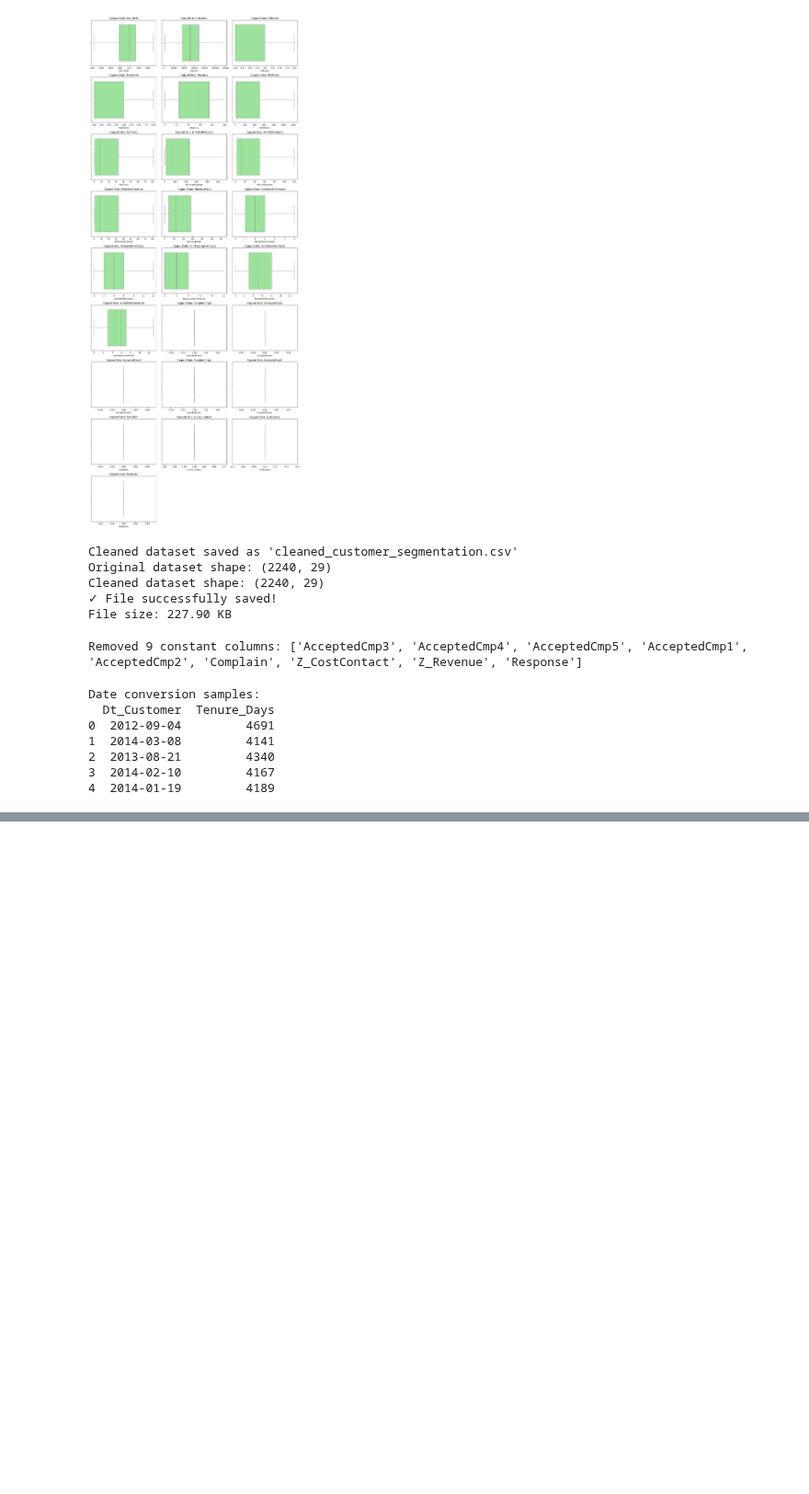
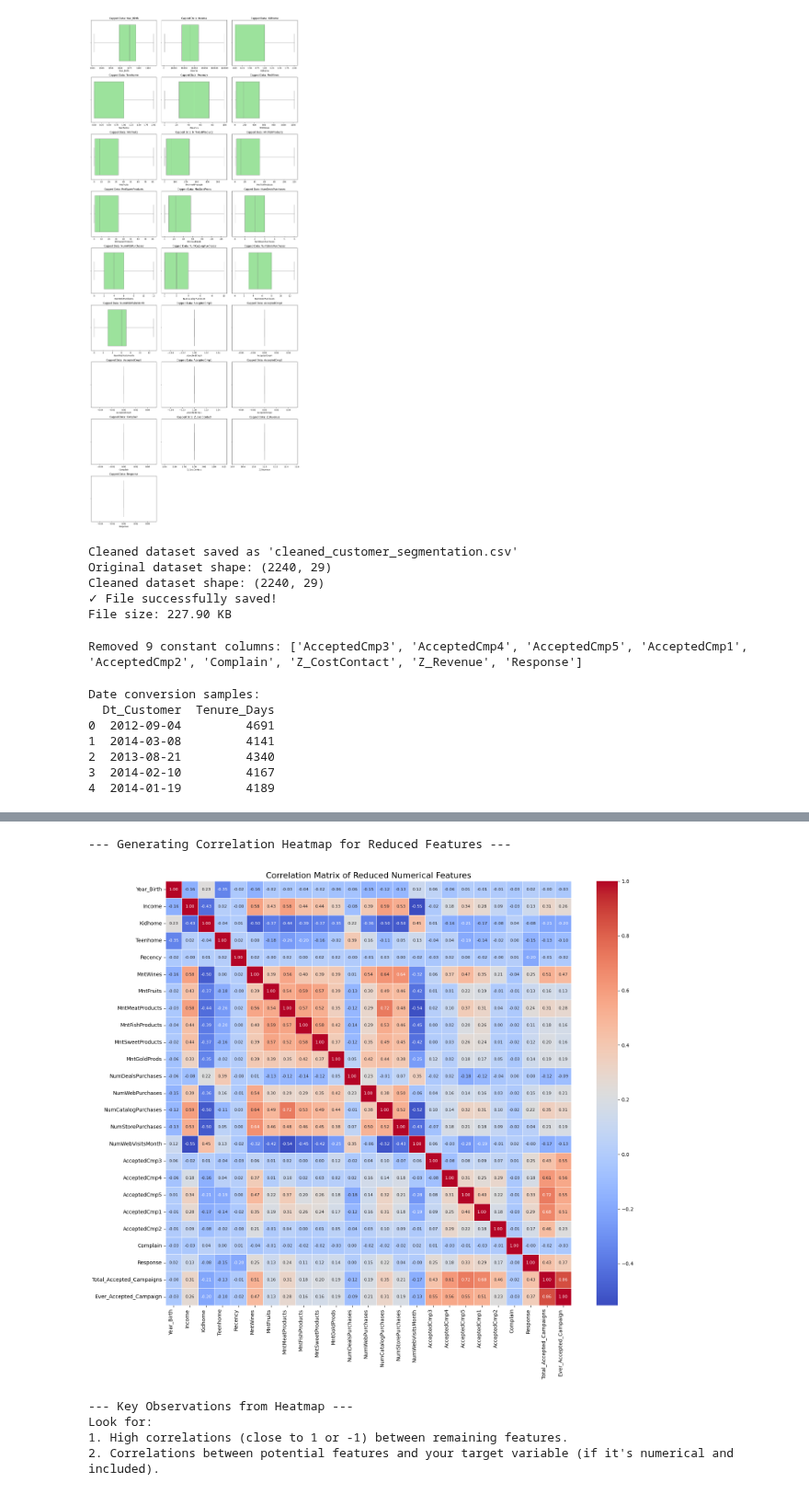
Before and after one commit to martinaainembabazi/GROUP-D-DATA-SCIENCE-PROJECT-ON-CUSTOMER-SEGMENTATION, a Jupyter notebook: customersegmentation.ipynb, the cells around one changed output, grey strips where cells are left out. Shown at 92% size. Saved outputs shown, nothing was run; the diff lists cells and outputs as text; code cells hidden in the pictures; blank space fills up the shorter version.

```diff
--- a/customersegmentation.ipynb
+++ b/customersegmentation.ipynb
@@ -352,0 +396,8 @@ First 10 rows with all columns:
+# %%
+print("\n--- Feature Engineering: Household & Campaign Aggregates ---")
+df['Total_Dependents'] = df['Kidhome'] + df['Teenhome']
+print(df['Total_Dependents'].value_counts().sort_index())
+
+# Creating binary flag for parents
+df['Is_Parent'] = (df['Total_Dependents'] > 0).astype(int)
+print(df['Is_Parent'].value_counts())
@@ -352,0 +416,12 @@ First 10 rows with all columns:
+# %%
+campaign_cols = ['AcceptedCmp1', 'AcceptedCmp2', 'AcceptedCmp3', 'AcceptedCmp4', 'AcceptedCmp5']
+df['Total_Accepted_Campaigns'] = df[campaign_cols].sum(axis=1)
+df['Ever_Accepted_Campaign'] = (df['Total_Accepted_Campaigns'] > 0).astype(int)
+
+#Drop unwanted columns if they still exist
+
+columns_to_drop = ['Z_Revenue', 'Z_CostContact']  # or 'Z_Contact' if that's the correct column name
+df = df.drop(columns=[col for col in columns_to_drop if col in df.columns])
+print("\n--- Feature Engineering: Campaigns ---")
+print(df['Total_Accepted_Campaigns'].value_counts().sort_index())
+print(df['Ever_Accepted_Campaign'].value_counts())
@@ -352,0 +441,42 @@ First 10 rows with all columns:
+# %%
+print("\n--- Generating Correlation Heatmap for Reduced Features ---")
+
+# Select only numerical columns for the correlation matrix
+# (Categorical columns like 'Education', 'Marital_Status' need to be encoded first
+# if you want them in the correlation, but for a numerical heatmap, just pick numbers)
+numerical_cols_for_heatmap = df.select_dtypes(include=np.number).columns.tolist()
+
+if 'ID' in numerical_cols_for_heatmap:
+    numerical_cols_for_heatmap.remove('ID')
+
+# Calculate the correlation matrix
+correlation_matrix = df[numerical_cols_for_heatmap].corr()
+
+# Set up the matplotlib figure for the heatmap
+plt.figure(figsize=(16, 14)) # Adjust size as needed; 16x14 is a good starting point for moderate features
+
+# Create the heatmap
+sb.heatmap(correlation_matrix,
+            annot=True,        # Show the correlation values on the heatmap
+            cmap='coolwarm',   # Color map (coolwarm is good for showing positive/negative correlations)
+            fmt=".2f",         # Format annotation to 2 decimal places
+            linewidths=.5,     # Add lines between cells for better separation
+            annot_kws={"size": 8}) # Adjust annotation font size if text overlaps
+
+plt.title('Correlation Matrix of Reduced Numerical Features', fontsize=16)
+plt.xticks(rotation=90, ha='right', fontsize=10) # Rotate x-axis labels for readability
+plt.yticks(rotation=0, fontsize=10) # Keep y-axis labels horizontal
+plt.tight_layout() # Adjust layout to prevent labels from being cut off
+plt.show()
+
+print("\n--- Key Observations from Heatmap ---")
+print("Look for:")
+print("1. High correlations (close to 1 or -1) between remaining features.")
+print("2. Correlations between potential features and your target variable (if it's numerical and included).")
+# %% [output]
+--- Generating Correlation Heatmap for Reduced Features ---
+[figure, added]
+--- Key Observations from Heatmap ---
+Look for:
+1. High correlations (close to 1 or -1) between remaining features.
+2. Correlations between potential features and your target variable (if it's numerical and included).
```
Also changed, not shown: parts of 4 cells of this notebook.
